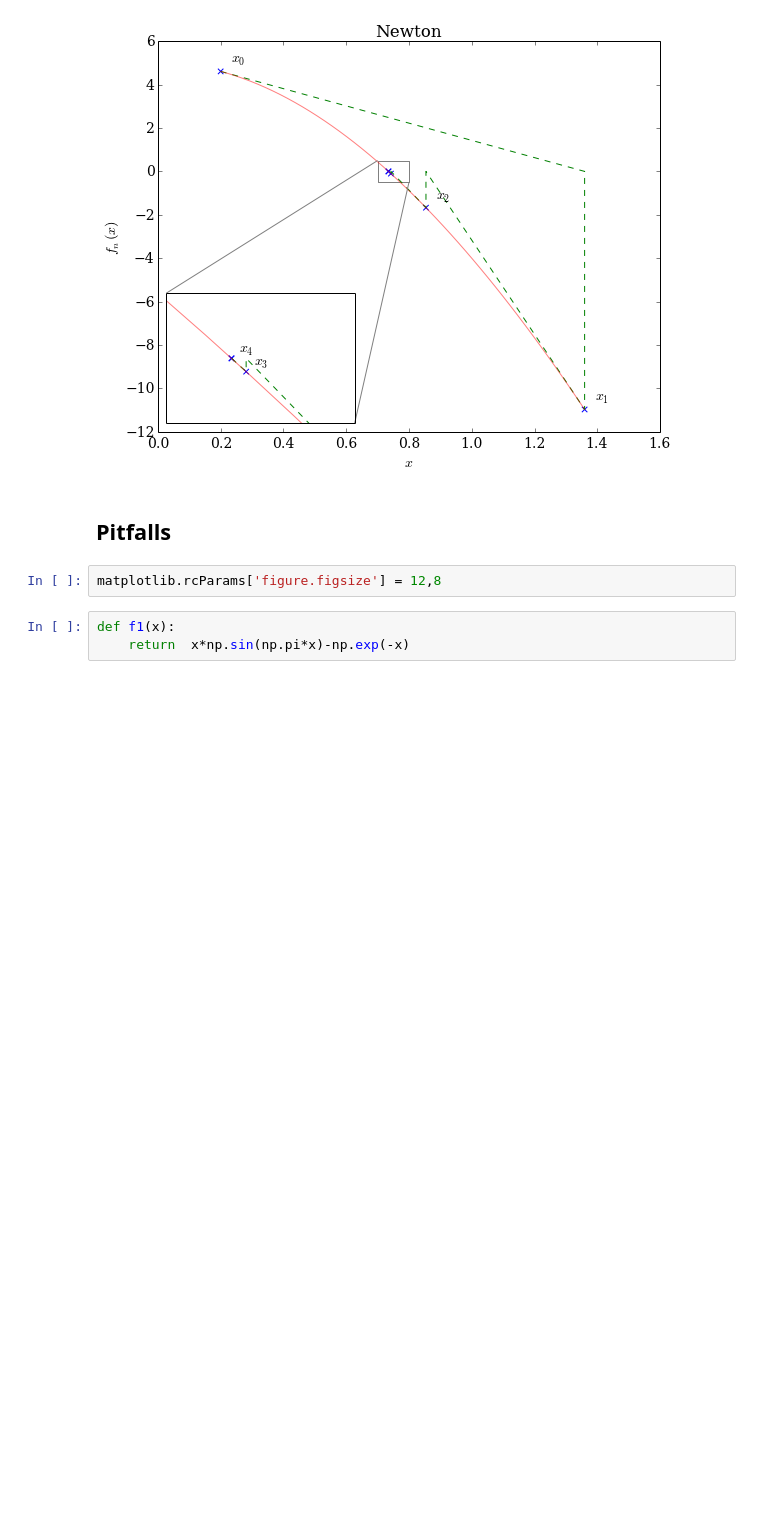
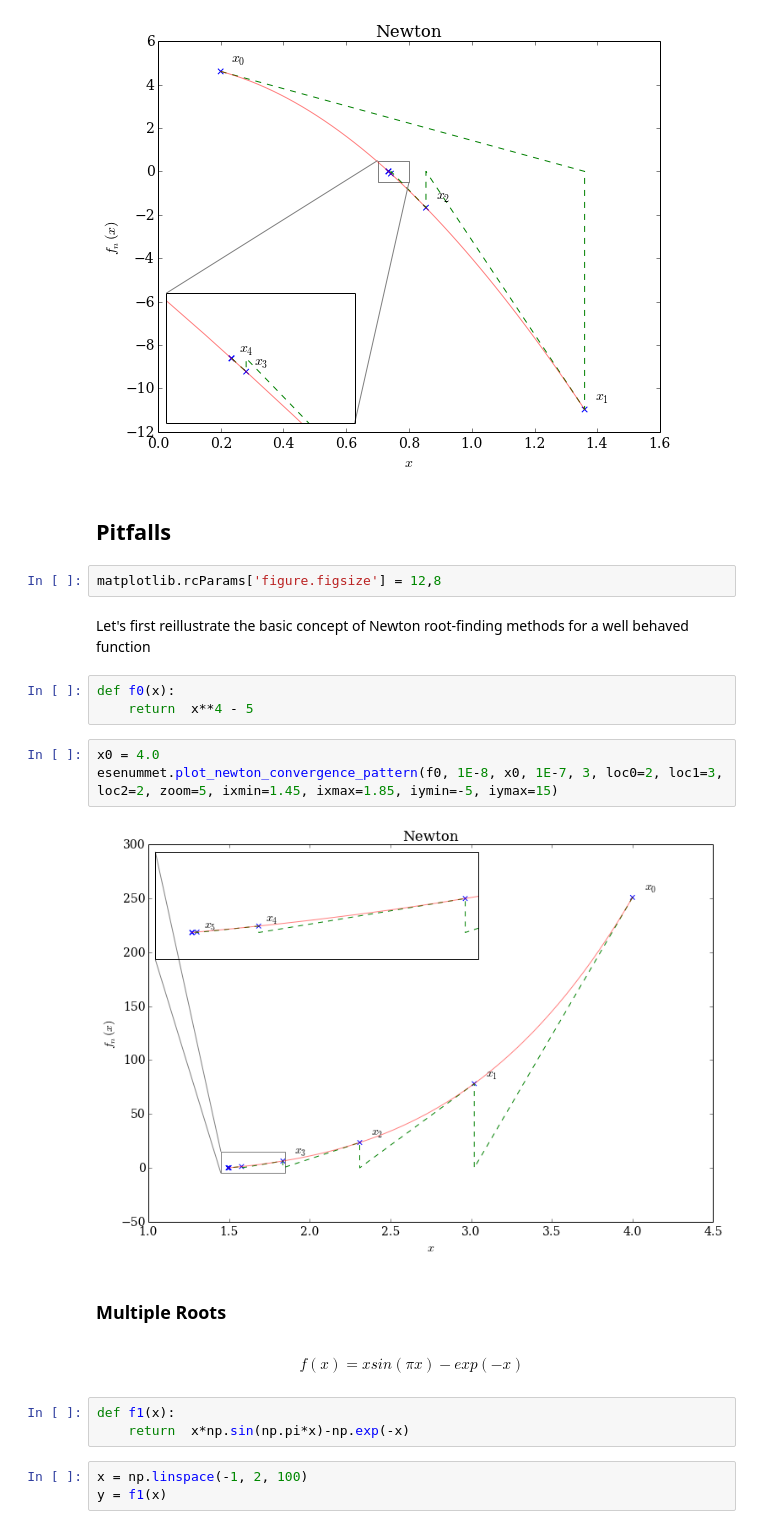
Before and after one commit to philippslang/nummet_I, a Jupyter notebook: NonLinearRoots.ipynb, the cells around one changed output. Cells and saved outputs as stored; diff of their text form; blank space fills up the shorter version.

Commit message:
newton pitfalls

```diff
--- a/NonLinearRoots.ipynb
+++ b/NonLinearRoots.ipynb
@@ -355,6 +356,25 @@ esenummet.plot_newton_convergence_pattern(foo, 1E-2, 0.2, 1E-3, 2, loc0=3, loc1=
 ## Pitfalls
 # %%
 matplotlib.rcParams['figure.figsize'] = 12,8
+# %% [markdown]
+Let's first reillustrate the basic concept of Newton root-finding methods for a well behaved function
+# %%
+def f0(x):
+    return  x**4 - 5
+# %%
+x0 = 4.0
+esenummet.plot_newton_convergence_pattern(f0, 1E-8, x0, 1E-7, 3, loc0=2, loc1=3, loc2=2, zoom=5, ixmin=1.45, ixmax=1.85, iymin=-5, iymax=15)
+# %% [output]
+[figure, added]
+# %% [markdown]
+### Multiple Roots
+# %% [markdown]
+\begin{equation}
+f(x) = x sin(\pi x)-exp(-x)
+\end{equation}
 # %%
 def f1(x):
     return  x*np.sin(np.pi*x)-np.exp(-x)
+# %%
+x = np.linspace(-1, 2, 100)
+y = f1(x)
```
Also changed, not shown: parts of 17 cells of this notebook, 1 other file.
